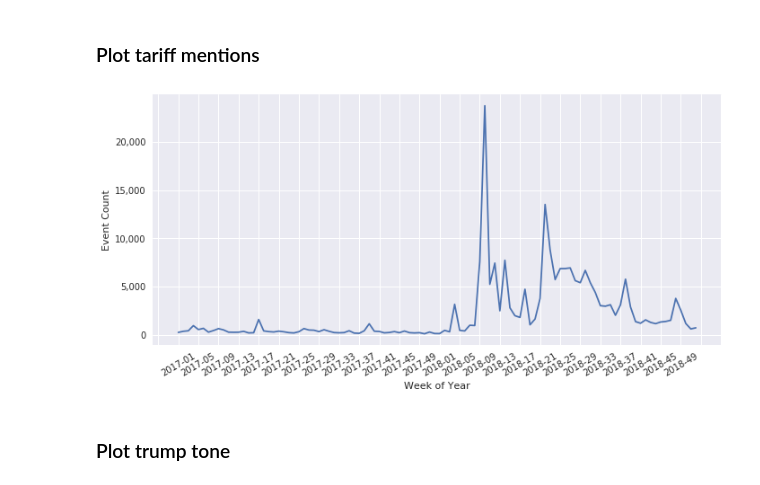
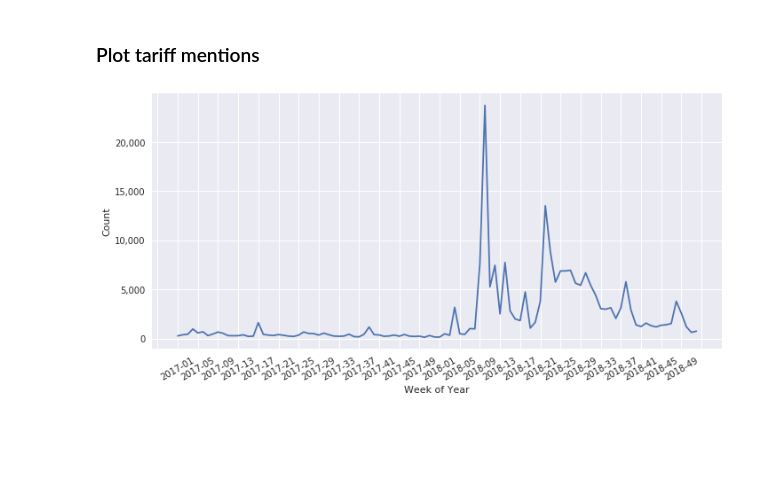
Before and after one commit to Rileypj1/BigDataProject, a Jupyter notebook: Mike - EDA - Events.ipynb, the cells around one changed output. Drawn from its saved outputs; the diff is of its cells as text; code cells hidden in the pictures; blank space fills up the shorter version.

```diff
--- a/Mike - EDA - Events.ipynb
+++ b/Mike - EDA - Events.ipynb
@@ -208,17 +219,15 @@ plot_line_over_time(x,y,"Event Count","Trump_Events_Counts")
 # %%
 # get relevant events
 relevant_events = df_events.where(df_events.SOURCEURL.rlike('tariff')
                                   | df_events.SOURCEURL.rlike('trade*war'))
 
 # group by week_year
 data = counts_by_week_year(relevant_events)
 
 # group by week and plot
 x=data["YearWeek"]
-y=data["Count"]
-
-plot_line_over_time(x,y,"Event Count","Tariff_Events_Counts")
+y_dict = {}
+y_dict["Count"] = data["Count"]
+plot_line_over_time(x,y_dict,"Tariff_Events_Counts")
 # %% [output]
-[figure, old version]
+[figure, new version]
-# %% [markdown]
-### Plot trump tone
```
Also changed, not shown: parts of 22 cells of this notebook.
